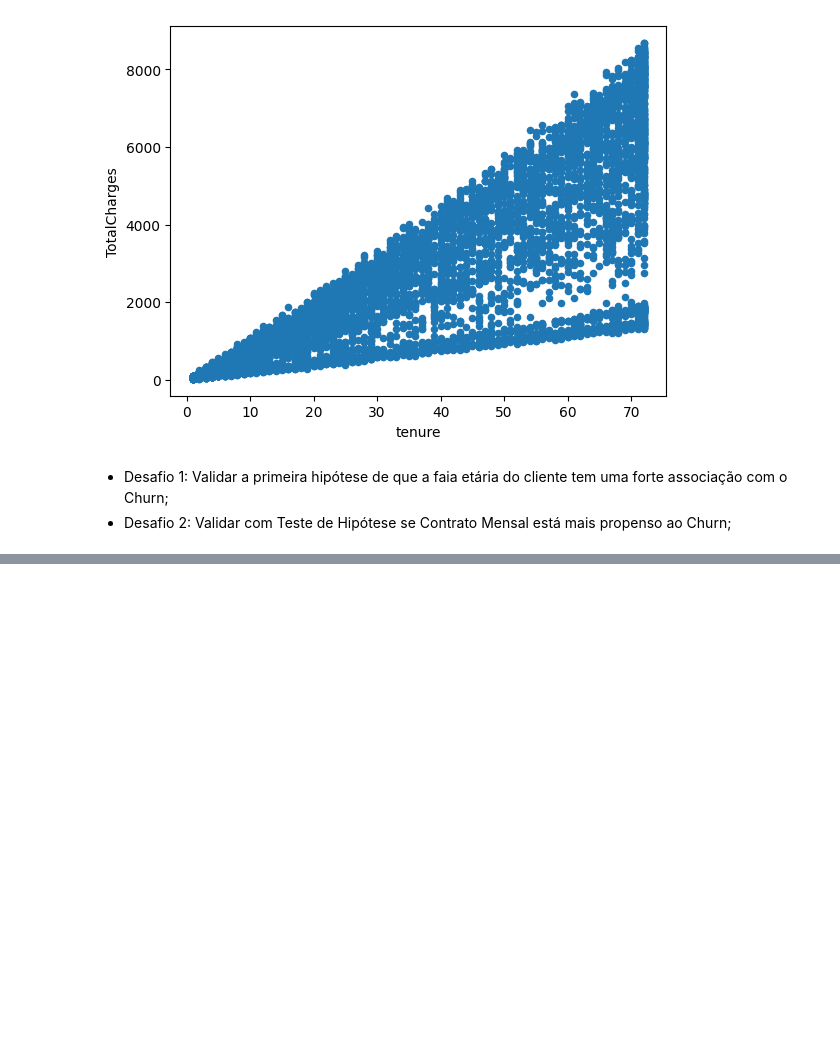
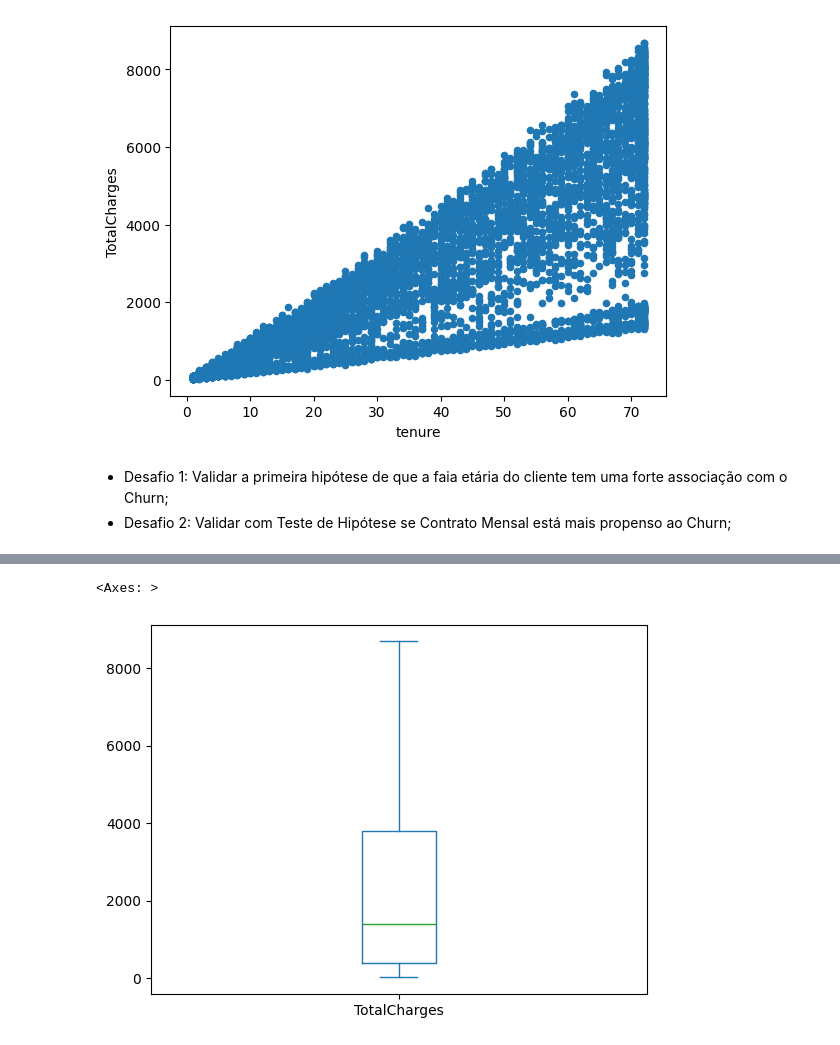
Before and after one commit to HikaroRibeiro/EDA, a Jupyter notebook: eda_churn.ipynb, the cells around one changed output, grey strips where cells are left out. Saved outputs shown, nothing was run; the diff lists cells and outputs as text; code cells hidden in the pictures; blank space fills up the shorter version.

Commit message:
✨ Outliers
Análise de valores outliers.

```diff
--- a/eda_churn.ipynb
+++ b/eda_churn.ipynb
@@ -876,0 +900,4 @@ df_churn.plot.scatter(x='tenure',y='TotalCharges')
+# %%
+# Remover linhas com valores nulos.
+df_churn.dropna(axis=0, inplace=True)
+df_churn.info()
@@ -876,0 +922,6 @@ df_churn.plot.scatter(x='tenure',y='TotalCharges')
+# %%
+# Box Plot Geral. Não demonstra os Outliers pois ficam acima do limite superior ou inferior.
+df_churn['TotalCharges'].plot.box()
+# %% [output]
+<Axes: >
+[figure, added]
```
Also changed, not shown: parts of 13 cells of this notebook.
